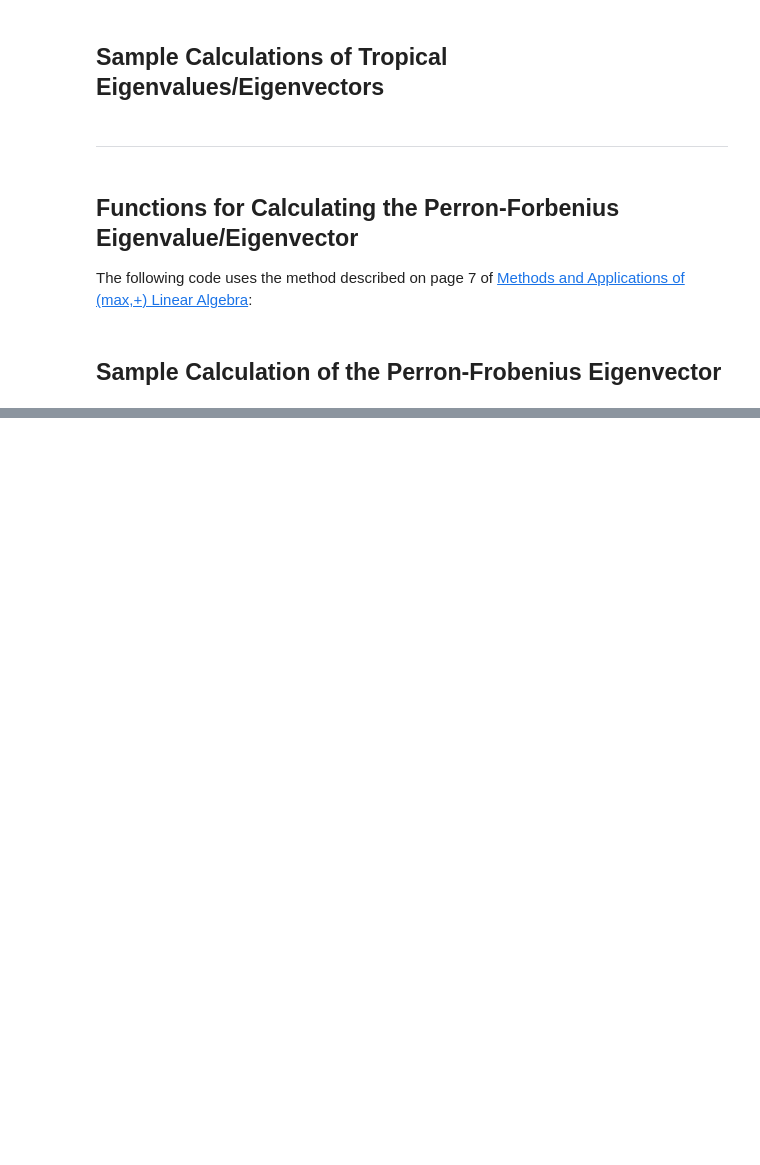
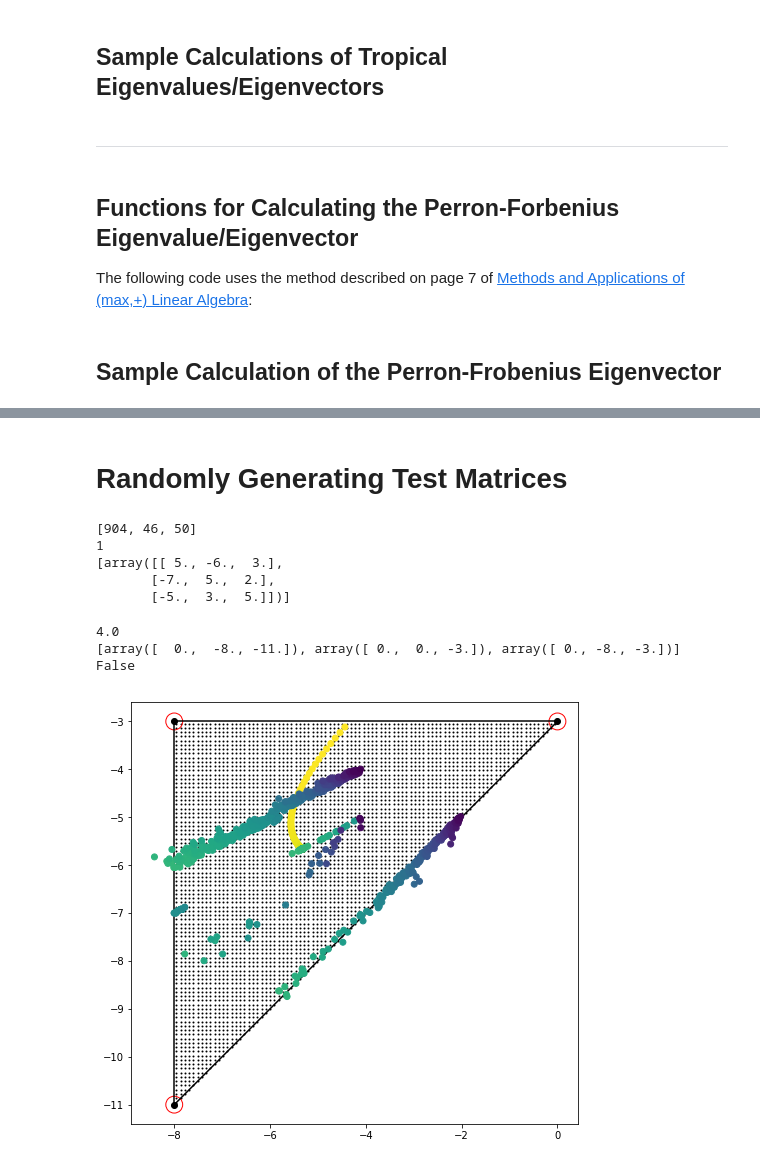
Before and after one commit to YellowZorro/PerronFrobenius, a Jupyter notebook: M394-Research.ipynb, the cells around one changed output, grey strips where cells are left out. Saved outputs shown, nothing was run; the diff lists cells and outputs as text; code cells hidden in the pictures; blank space fills up the shorter version.

```diff
--- a/M394-Research.ipynb
+++ b/M394-Research.ipynb
@@ -354,24 +449,3 @@ def transfer_ev(A, h):
 def pf_eig(A):
     n,m = np.shape(A)
     return transfer_ev(A, 30)
-# %%
-def plotPF(matrix, n=500, div=10):
-    x = np.zeros(n)
-    y = np.zeros(n)
-    for i in range(n):
-        val, vec = transfer_ev(matrix, (i+1)/div)
-        x[i] = vec[1]
-        y[i] = vec[2]
-    color = list(reversed(range(n)))
-
-    fig, ax = plt.subplots(figsize=(8, 8))
-    ax.set_aspect('equal', adjustable='box')
-    ax.scatter(x, y, c=color)
-
-    tval, tvec = t_eig(matrix)
-    for i in range(len(tvec)):
-        circle = plt.Circle((tvec[i][1], tvec[i][2]), 0.03, color='r', fill=False)
-        ax.plot(tvec[i][1], tvec[i][2], 'o', color='black')
-        ax.add_artist(circle)
-
-    plt.show()
@@ -433,0 +540,46 @@ plotPF(m7, 3000, 100)
+# %% [markdown]
+# Randomly Generating Test Matrices
+# %%
+store = TROP_ADD_MODE
+TROP_ADD_MODE = 1
+
+count = [0,0,0]
+errors = []
+
+for i in range(1000):
+    matrix = np.round((18*np.random.rand(3,3))-9,decimals=0)
+    tval, tvec = t_eig(matrix)
+    count[len(tvec)-1] += 1
+
+    val, vec = transfer_ev(matrix, 30)
+    if(len(tvec)>2 and not t_span_check(np.array(tvec),vec)):
+        errors.append(matrix)
+
+print(count)
+print(len(errors))
+print(errors)
+
+TROP_ADD_MODE = store
+# %% [output]
+[904, 46, 50]
+1
+[array([[ 5., -6.,  3.],
+       [-7.,  5.,  2.],
+       [-5.,  3.,  5.]])]
+# %%
+# Strange Example #1
+
+matrix = np.array([[ 4., -4.,  7.],
+       [-4.,  4., -6.],
+       [-7.,  1.,  4.]])
+tval, tvec = t_eig(matrix)
+print(tval)
+print(tvec)
+val, vec = transfer_ev(matrix, 40)
+print(t_span_check(np.array(tvec),vec))
+plotPF(matrix, 3000, 100)
+# %% [output]
+4.0
+[array([  0.,  -8., -11.]), array([ 0.,  0., -3.]), array([ 0., -8., -3.])]
+False
+[figure, added]
```
Also changed, not shown: parts of 5 cells of this notebook, 1 other file.
